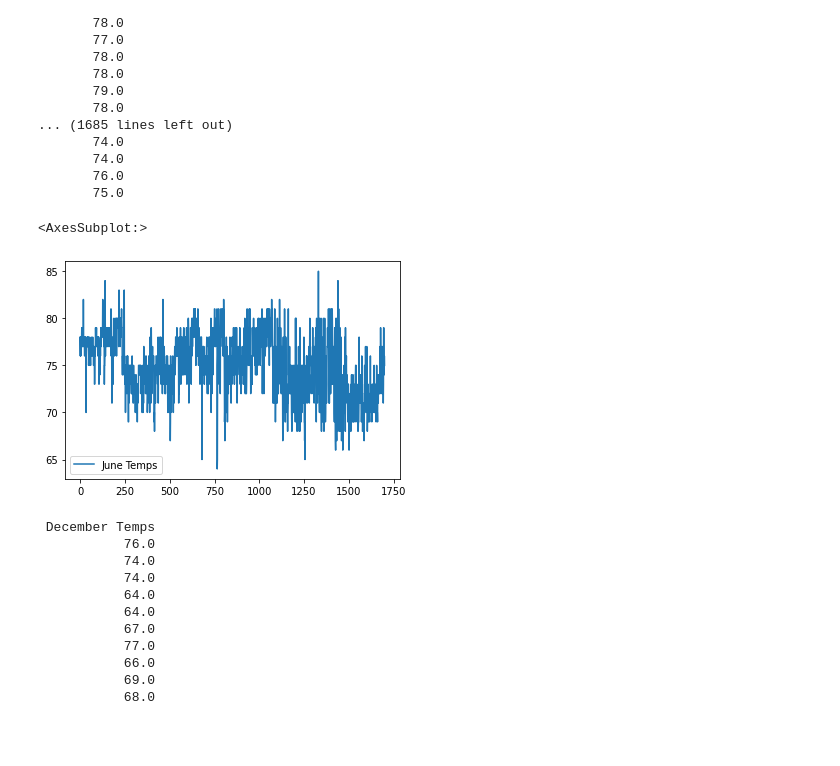
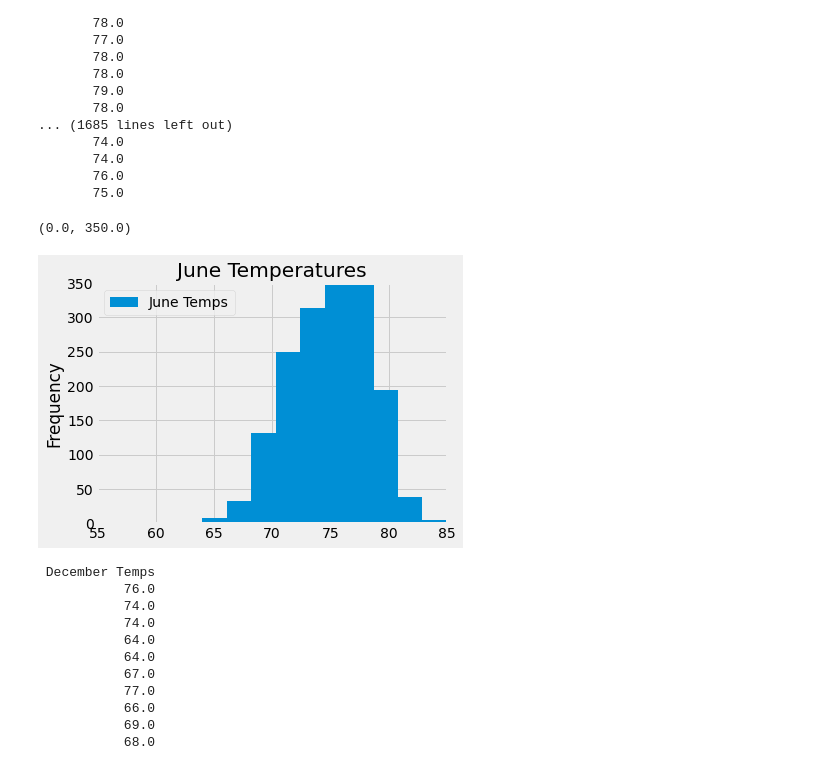
Before and after one commit to liz-mcdaneld/Surfs_Up, a Jupyter notebook: SurfsUp_Challenge.ipynb, the cells around one changed output. Cells and saved outputs as stored; diff of their text form; code cells hidden in the pictures; blank space fills up the shorter version.

```diff
--- a/SurfsUp_Challenge.ipynb
+++ b/SurfsUp_Challenge.ipynb
@@ -238,10 +238,14 @@ print(june_temp_df.to_string(index=False))
        75.0
 # %%
 # Use Pandas Plotting with Matplotlib to plot the data
-june_temp_df.plot()
+june_temp_df.plot.hist(bins=10)
+plt.tight_layout()
+plt.title('June Temperatures')
+plt.xlim([55,85])
+plt.ylim([0,350])
 # %% [output]
-<AxesSubplot:>
+(0.0, 350.0)
-[figure, old version]
+[figure, new version]
 # %%
 # Print the Dataframe without the index
 print(december_temp_df.to_string(index=False))
```
Also changed, not shown: parts of 2 cells of this notebook.
